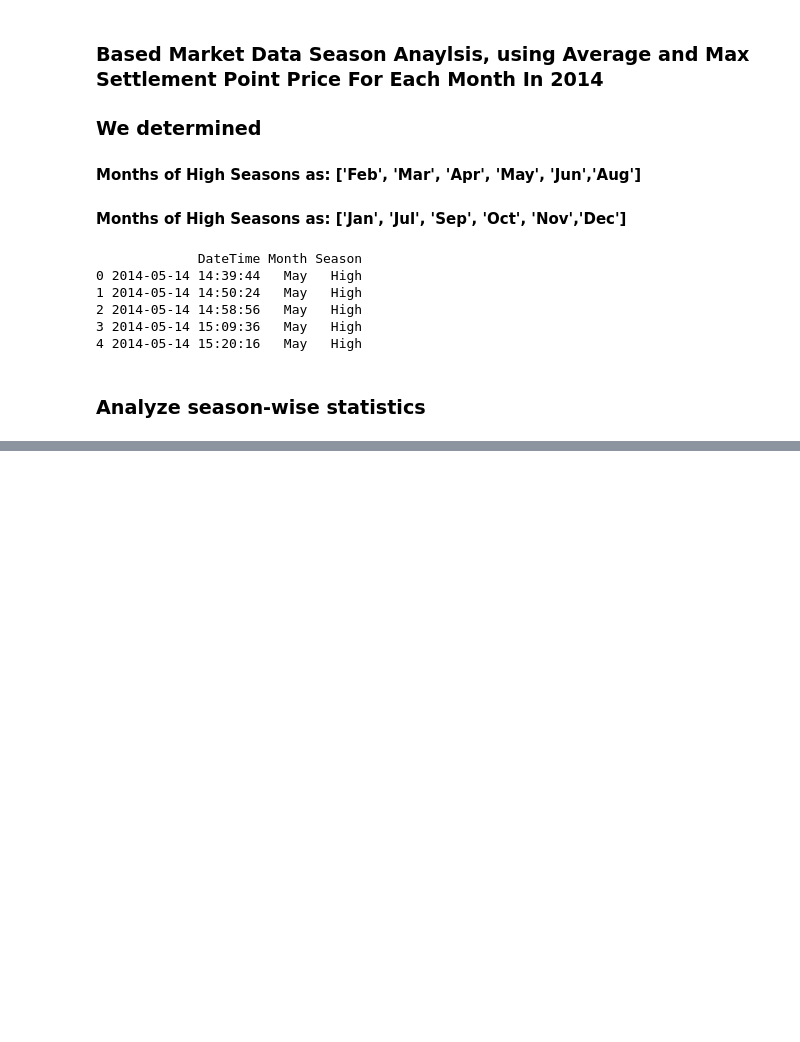
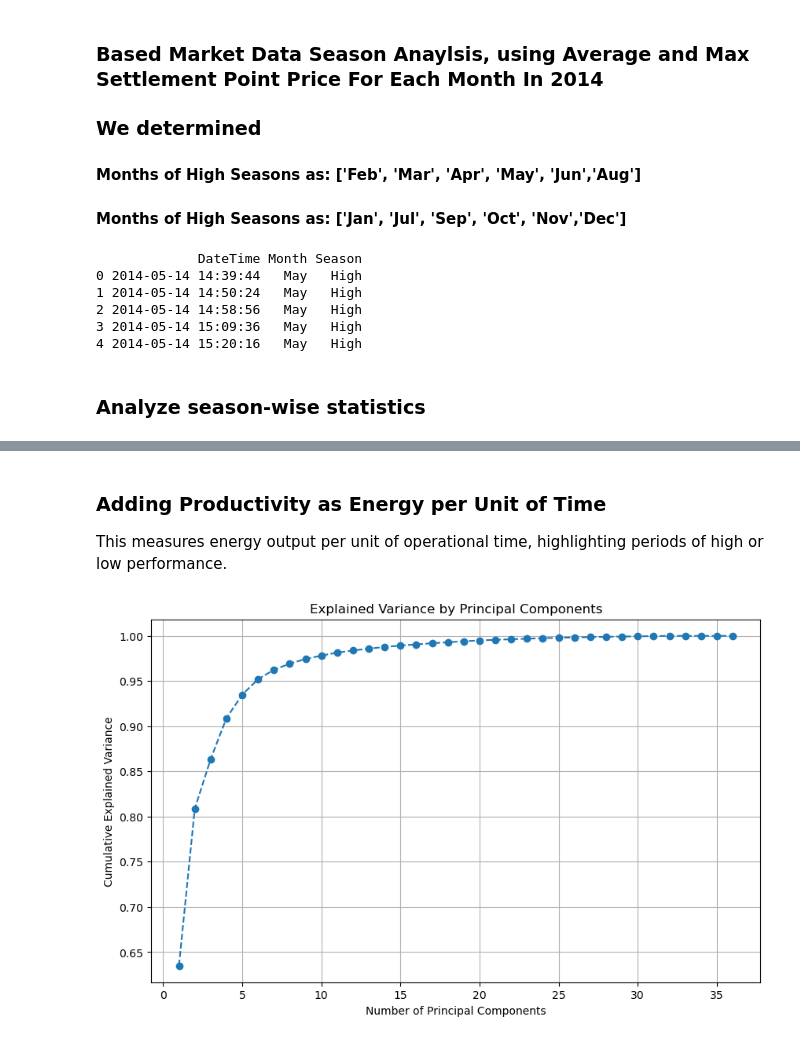
Before and after one commit to busi732/Team-2-2024Fall, a Jupyter notebook: notebooks/Feature Engineering.ipynb, the cells around one changed output, grey strips where cells are left out. Drawn from its saved outputs; the diff is of its cells as text; code cells hidden in the pictures; blank space fills up the shorter version.

```diff
--- a/notebooks/Feature Engineering.ipynb
+++ b/notebooks/Feature Engineering.ipynb
@@ -109,0 +147,26 @@ Updated dataset with 'Season' column saved to data/processed/merged_with_season.
+# %% [markdown]
+### Adding Productivity as Energy per Unit of Time
+
+This measures energy output per unit of operational time, highlighting periods of high or low performance.
+# %%
+# Ensure the 'DateTime' column exists to calculate time intervals for Productivity
+if 'DateTime' in merged_data.columns:
+    # Convert 'DateTime' to datetime if not already
+    merged_data['DateTime'] = pd.to_datetime(merged_data['DateTime'], errors='coerce')
+
+    # Sort data by DateTime
+    merged_data = merged_data.sort_values('DateTime')
+
+    # Calculate the time difference in hours
+    merged_data['Time Interval (hours)'] = merged_data['DateTime'].diff().dt.total_seconds() / 3600
+
+    # Calculate productivity: Energy per Unit of Time
+    merged_data['Productivity'] = merged_data['Energy Change'] / merged_data['Time Interval (hours)']
+
+    # Handle cases where time interval or energy is null
+    merged_data.loc[
+        (merged_data['Energy Change'].isnull()) | (merged_data['Time Interval (hours)'].isnull()),
+        'Productivity'
+    ] = None
+else:
+    logger.error("'DateTime' column is missing for Productivity calculation.")
@@ -109,0 +286,18 @@ Updated dataset with 'Season' column saved to data/processed/merged_with_season.
+# %%
+import matplotlib.pyplot as plt
+
+# Fit PCA to explore explained variance
+pca_full = PCA()
+pca_full.fit(temperature_scaled)
+
+# Plot the explained variance ratio for all components
+plt.figure(figsize=(10, 6))
+plt.plot(range(1, len(pca_full.explained_variance_ratio_) + 1),
+         np.cumsum(pca_full.explained_variance_ratio_), marker='o', linestyle='--')
+plt.title('Explained Variance by Principal Components')
+plt.xlabel('Number of Principal Components')
+plt.ylabel('Cumulative Explained Variance')
+plt.grid()
+plt.show()
+# %% [output]
+[figure, added]
```
Also changed, not shown: parts of 12 cells of this notebook, 6 other files.
